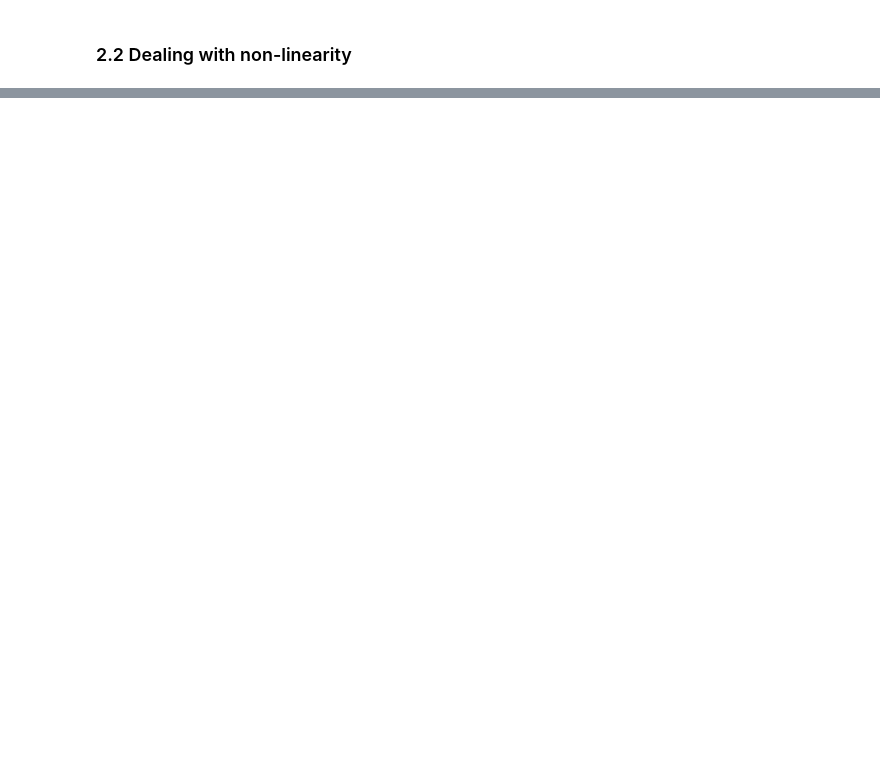
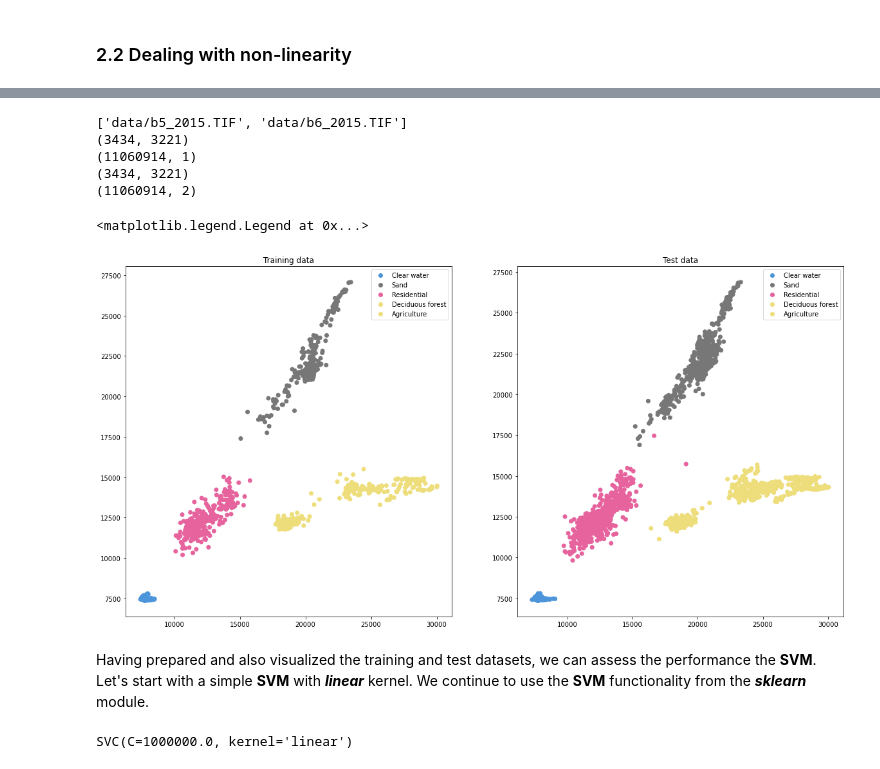
Before and after one commit to jonwangio/uu_ml, a Jupyter notebook: CLA_2_SVM_nonlinear.ipynb, the cells around one changed output, grey strips where cells are left out. Drawn from its saved outputs; the diff is of its cells as text; code cells hidden in the pictures; blank space fills up the shorter version.

```diff
--- a/CLA_2_SVM_nonlinear.ipynb
+++ b/CLA_2_SVM_nonlinear.ipynb
@@ -309,0 +350,35 @@ aoi.plot(column='land_cover', legend=True, ax=ax, cmap='Set1')
+# %%
+# Import necessary modules and functionalities
+
+import matplotlib.pyplot as plt
+import numpy as np
+from matplotlib.pyplot import imread
+from sklearn.svm import SVC
+
+# As before, we start with loading and stacking the image bands.
+# Again, we start with 2 bands that appeared to be useful for the small dataset.
+file_list = ['uu_ml/data/b5_2015.TIF', 'uu_ml/data/b6_2015.TIF']  # List to store file names
+
+# You can print to see how the file_list looks like
+print(file_list)
+
+# Read the files and stack them together by calling their names
+# Use the 'for' loop to iterate over the names to read files
+stack = np.array([])  # Empty array to store the stacked images
+for file in file_list:
+    img = imread(file)  # Read each image file
+    print(img.shape)  # Each time, also check the size of the image
+
+    # In order to do clustering, image should be reshaped into a single column
+    img_col = img.reshape(-1, 1)
+
+    # Each time put the reshaped image into the stack
+    stack = np.hstack((stack,img_col)) if stack.size else img_col
+    # Also to check the size of the stack
+    print(stack.shape)
+# %% [output]
+['data/b5_2015.TIF', 'data/b6_2015.TIF']
+(3434, 3221)
+(11060914, 1)
+(3434, 3221)
+(11060914, 2)
@@ -310 +410,11 @@ aoi.plot(column='land_cover', legend=True, ax=ax, cmap='Set1')
+# %%
+# Load the rasterized LULC types in the AOI and concatenate it together with the images
+
+aoi_rst = rasterio.open('uu_ml/data/aoi_rasterized.tif').read(1)
+
+# Stack the label with the input bands
+data = np.c_[stack, aoi_rst.reshape(-1,)]
+
+# Of course, we are only interested in pixels with LULC type labelled
+data = data[np.where(data[:,data.shape[1]-1]!=0)]
 # %%
@@ -332,3 +432,37 @@ def trainTestSplit(x, y, training_proportion):
 
 # This time, use a very small proportion of the data for training, say, 30%.
 X_train, Y_train, X_test, Y_test = trainTestSplit(data[:,:-1], data[:,-1], 0.3)
+# %%
+# Assign color codes to LULC types
+symbology2 = {11: cols[20],
+              21: cols[11],
+              31: cols[17],
+              52: cols[5],
+              61: cols[13]}
+
+cm = ListedColormap(symbology2.values())
+imin = min(symbology2)  # Colormap range
+imax = max(symbology2)
+
+# Visualize
+classes = ['Clear water', 'Sand', 'Residential', 'Deciduous forest', 'Agriculture']
+
+fig1,(ax1, ax2) = plt.subplots(1,2, figsize=(20,10))
+
+scatter1 = ax1.scatter(X_train[:, 0], X_train[:, 1], c=Y_train, cmap=cm, vmin=imin, vmax=imax, label='LULC types')
+ax1.set_title('Training data')
+ax1.legend(handles=scatter1.legend_elements()[0], labels=classes)
+
+ax2.scatter(X_test[:, 0], X_test[:, 1], c=Y_test, cmap=cm, vmin=imin, vmax=imax, label='LULC types')
+ax2.set_title('Test data')
+ax2.legend(handles=scatter1.legend_elements()[0], labels=classes)
+# %% [output]
+<matplotlib.legend.Legend at 0x...>
+[figure, added]
+# %% [markdown]
+Having prepared and also visualized the training and test datasets, we can assess the performance the **SVM**. Let's start with a simple **SVM** with ***linear*** kernel. We continue to use the **SVM** functionality from the ***sklearn*** module.
+# %%
+svm_lin = SVC(kernel='linear', C=1E6)
+svm_lin.fit(X_train, Y_train)
+# %% [output]
+SVC(C=1000000.0, kernel='linear')
```
Also changed, not shown: parts of 36 cells of this notebook.
